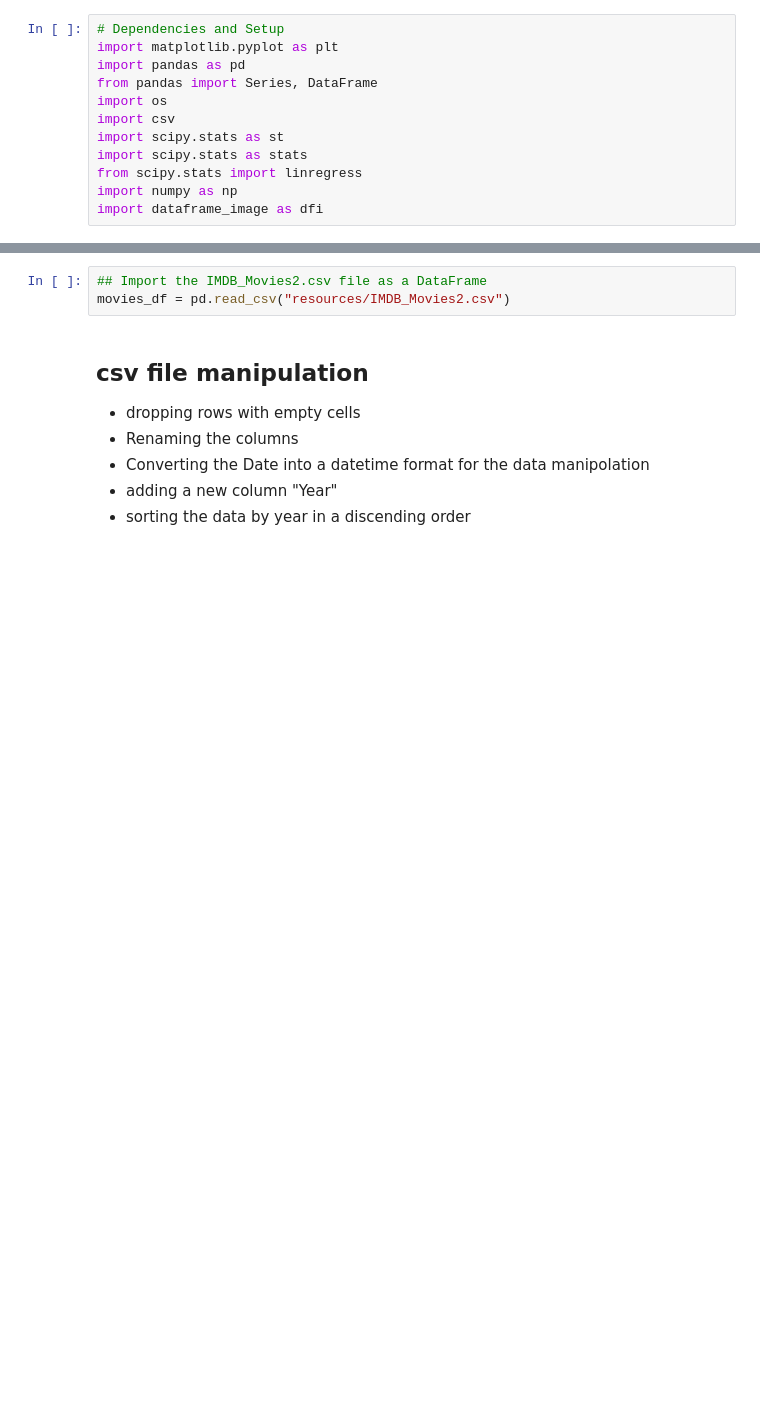
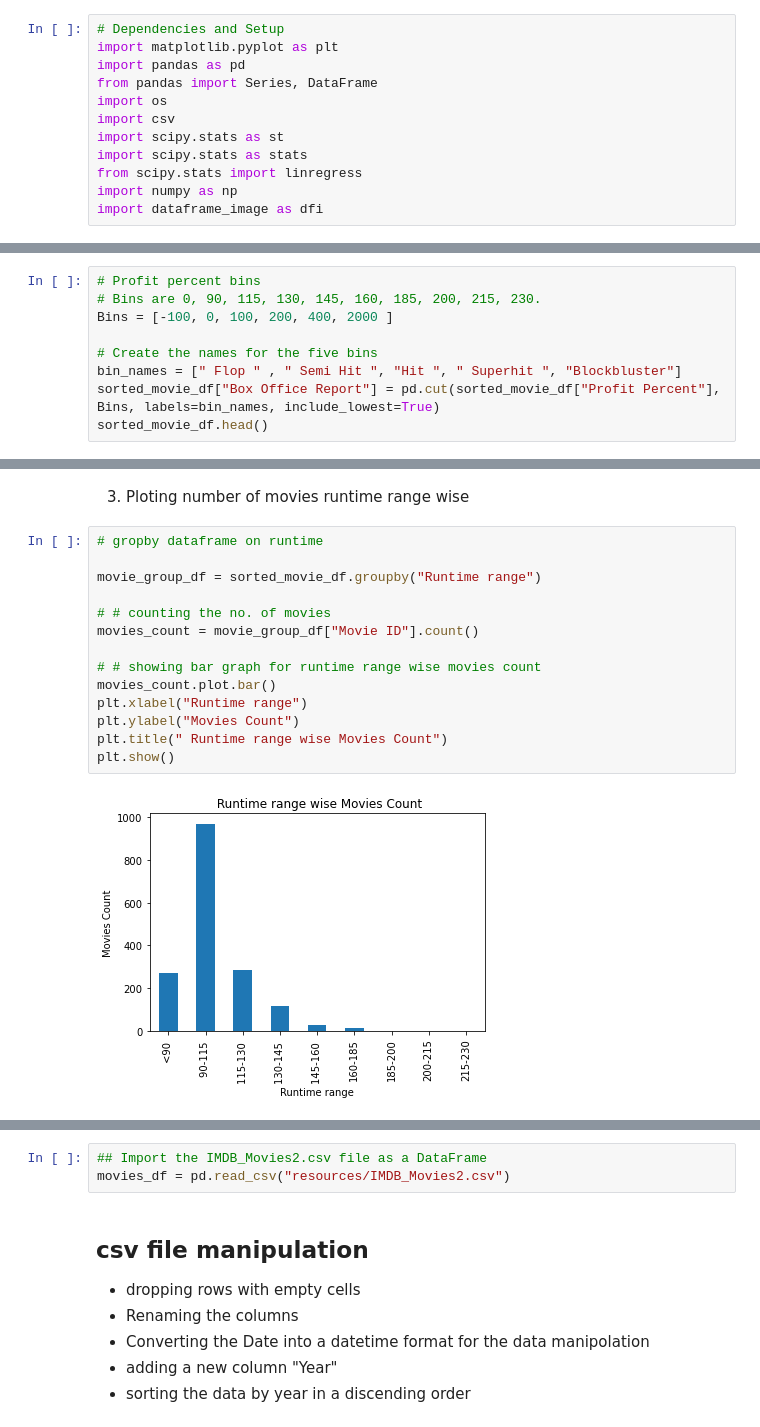
Before and after one commit to KWASSI09/hollywood_vc, a Jupyter notebook: Movie_project.ipynb, the cells around one changed output, grey strips where cells are left out. Cells and saved outputs as stored; diff of their text form; blank space fills up the shorter version.

```diff
--- a/Movie_project.ipynb
+++ b/Movie_project.ipynb
@@ -41,0 +78,9 @@ import dataframe_image as dfi
+# %%
+# Profit percent bins
+# Bins are 0, 90, 115, 130, 145, 160, 185, 200, 215, 230.
+Bins = [-100, 0, 100, 200, 400, 2000 ]
+
+# Create the names for the five bins
+bin_names = [" Flop " , " Semi Hit ", "Hit ", " Superhit ", "Blockbluster"]
+sorted_movie_df["Box Office Report"] = pd.cut(sorted_movie_df["Profit Percent"], Bins, labels=bin_names, include_lowest=True)
+sorted_movie_df.head()
@@ -41,0 +95,18 @@ import dataframe_image as dfi
+# %% [markdown]
+ 3. Ploting number of movies runtime range wise
+# %%
+# gropby dataframe on runtime
+
+movie_group_df = sorted_movie_df.groupby("Runtime range")
+
+# # counting the no. of movies
+movies_count = movie_group_df["Movie ID"].count()
+
+# # showing bar graph for runtime range wise movies count
+movies_count.plot.bar()
+plt.xlabel("Runtime range")
+plt.ylabel("Movies Count")
+plt.title(" Runtime range wise Movies Count")
+plt.show()
+# %% [output]
+[figure, added]
```
Also changed, not shown: parts of 93 cells of this notebook, 20 other files.
